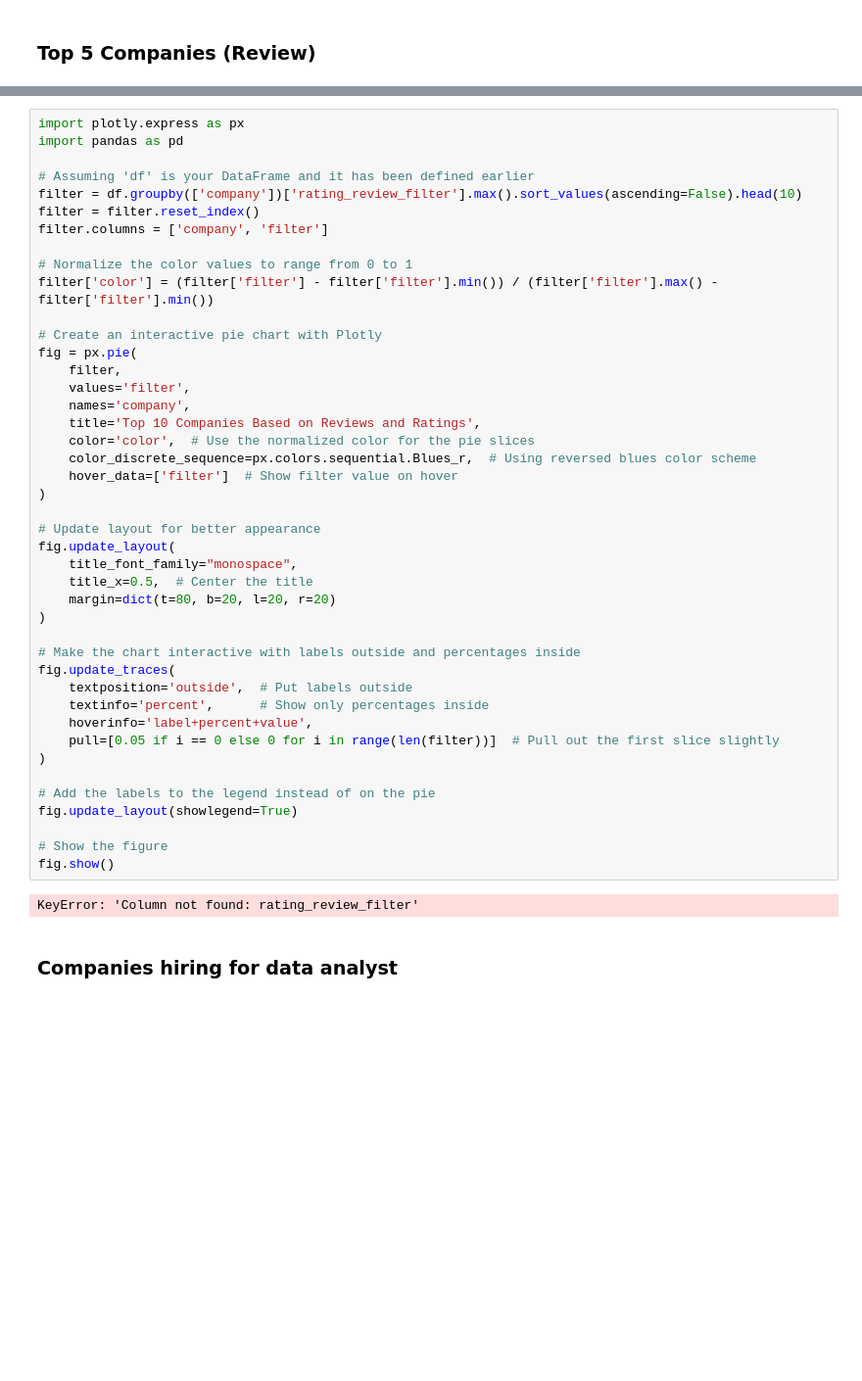
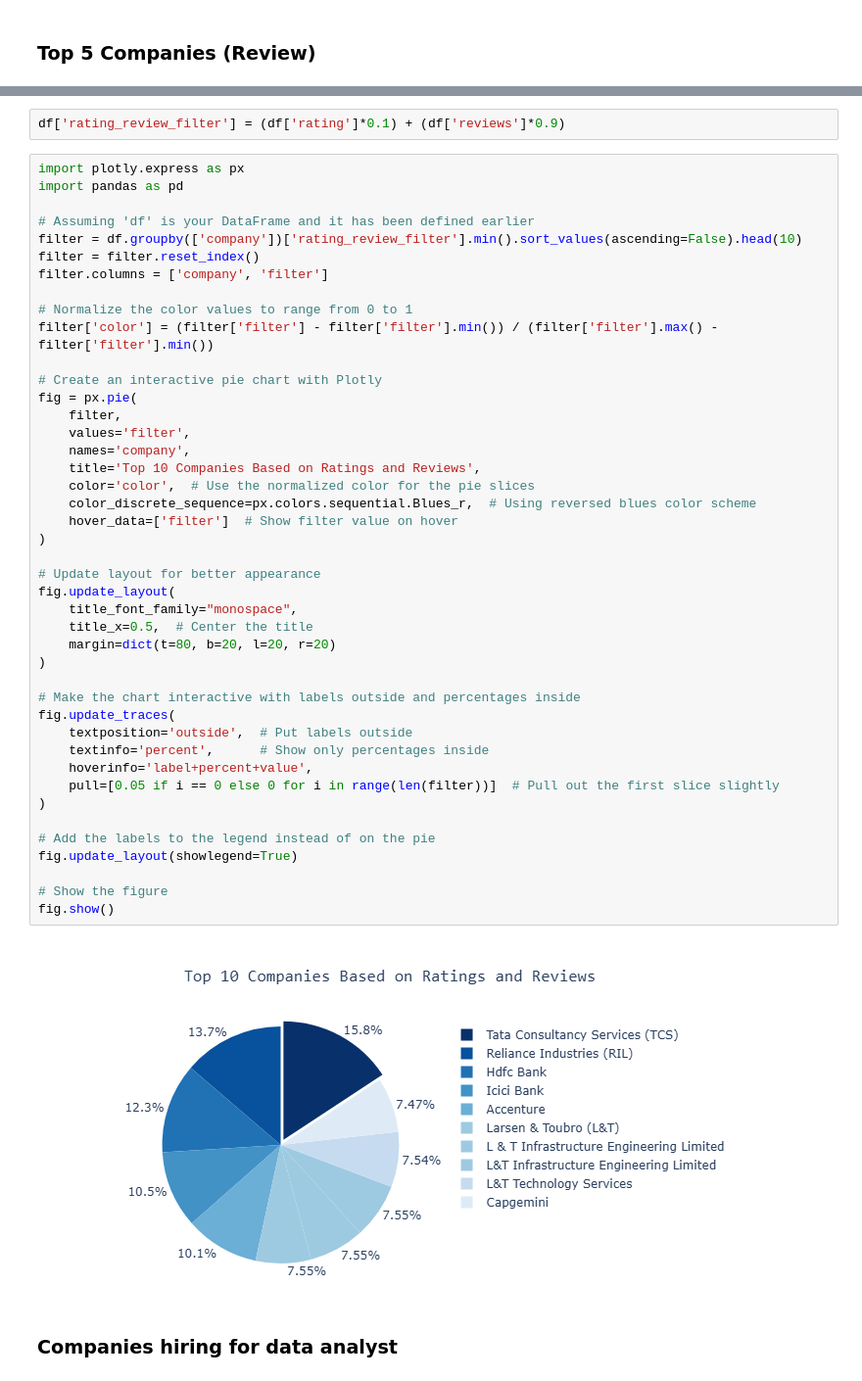
Before and after one commit to mohammedomer12/Job-Market-Analysis, a Jupyter notebook: JobDataAnalysis.ipynb, the cells around one changed output, grey strips where cells are left out. Shown: that part at 98% size. Drawn from its saved outputs; the diff is of its cells as text; blank space fills up the shorter version.

```diff
--- a/JobDataAnalysis.ipynb
+++ b/JobDataAnalysis.ipynb
@@ -710,9 +710,11 @@ Weighted avg of review and filter. This is done for better understand companies
+# %%
+df['rating_review_filter'] = (df['rating']*0.1) + (df['reviews']*0.9)
 # %%
 import plotly.express as px
 import pandas as pd
 
 # Assuming 'df' is your DataFrame and it has been defined earlier
-filter = df.groupby(['company'])['rating_review_filter'].max().sort_values(ascending=False).head(10)
+filter = df.groupby(['company'])['rating_review_filter'].min().sort_values(ascending=False).head(10)
 filter = filter.reset_index()
 filter.columns = ['company', 'filter']
 
@@ -723,35 +725,35 @@ filter['color'] = (filter['filter'] - filter['filter'].min()) / (filter['filter'
 fig = px.pie(
     filter,
     values='filter',
     names='company',
-    title='Top 10 Companies Based on Reviews and Ratings',
+    title='Top 10 Companies Based on Ratings and Reviews',
     color='color',  # Use the normalized color for the pie slices
     color_discrete_sequence=px.colors.sequential.Blues_r,  # Using reversed blues color scheme
     hover_data=['filter']  # Show filter value on hover
 )
 
 # Update layout for better appearance
 fig.update_layout(
     title_font_family="monospace",
     title_x=0.5,  # Center the title
     margin=dict(t=80, b=20, l=20, r=20)
 )
 
 # Make the chart interactive with labels outside and percentages inside
 fig.update_traces(
     textposition='outside',  # Put labels outside
     textinfo='percent',      # Show only percentages inside
     hoverinfo='label+percent+value',
     pull=[0.05 if i == 0 else 0 for i in range(len(filter))]  # Pull out the first slice slightly
 )
 
 # Add the labels to the legend instead of on the pie
 fig.update_layout(showlegend=True)
 
 # Show the figure
 fig.show()
 # %% [output]
-KeyError: 'Column not found: rating_review_filter'
+[figure, added]
 # %% [markdown]
 ### Companies hiring for data analyst
 # %%
```
Also changed, not shown: parts of 18 cells of this notebook.
